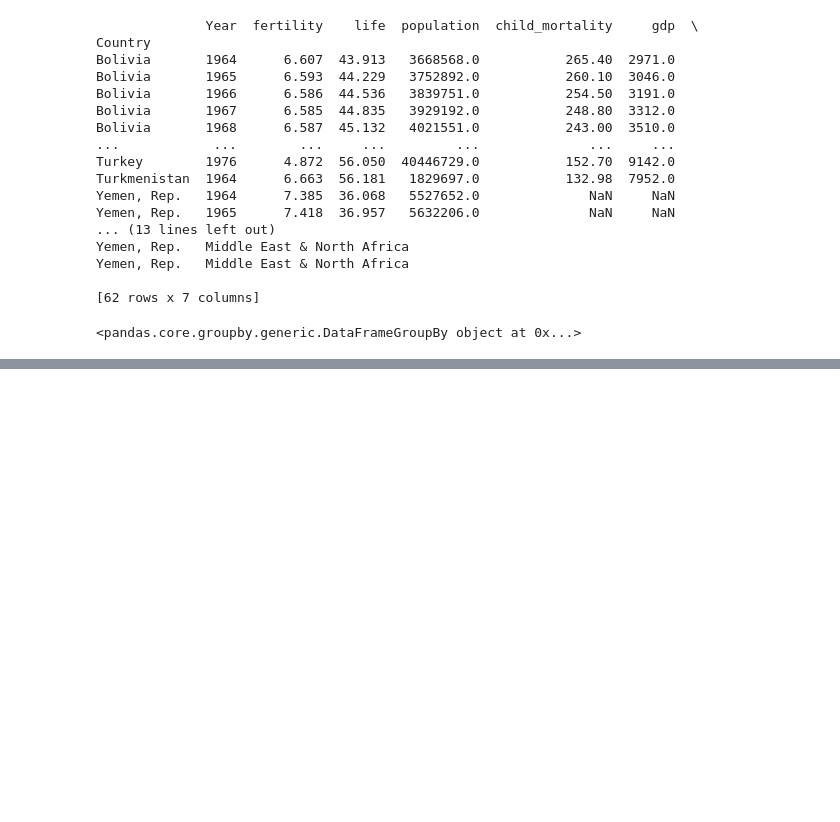
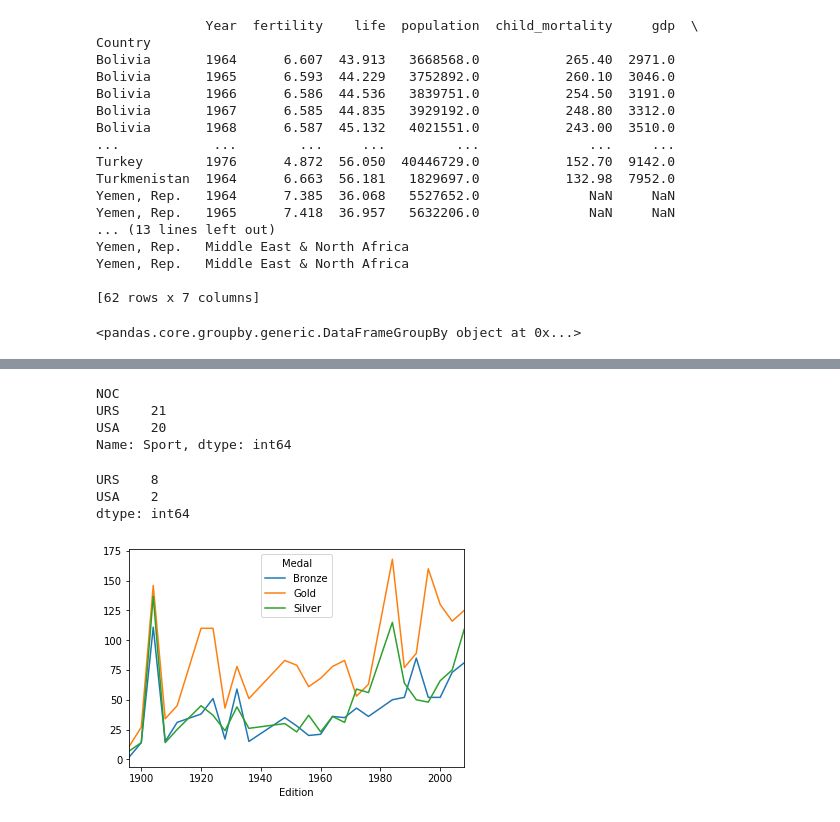
Before and after one commit to afminmax/DC-Data-Scientist-Lessons, a Jupyter notebook: 9-Dataframes with Pandas/df-pandas-1.ipynb, the cells around one changed output, grey strips where cells are left out. Saved outputs shown, nothing was run; the diff lists cells and outputs as text; code cells hidden in the pictures; blank space fills up the shorter version.

```diff
--- a/9-Dataframes with Pandas/df-pandas-1.ipynb
+++ b/9-Dataframes with Pandas/df-pandas-1.ipynb
@@ -829,0 +832,3 @@ print(reg_disp.loc[['United States','United Kingdom','China']])
+# %%
+medals = pd.read_csv('all_medalists.csv')
+medals
@@ -829,0 +1008,55 @@ print(reg_disp.loc[['United States','United Kingdom','China']])
+# %%
+# Create a Boolean Series that is True when 'Edition' is between 1952 and 1988: during_cold_war
+during_cold_war = (medals.Edition >= 1952) & (medals.Edition <= 1988)
+
+# Extract rows for which 'NOC' is either 'USA' or 'URS': is_usa_urs
+is_usa_urs = medals.NOC.isin(['USA','URS'])
+
+# Use during_cold_war and is_usa_urs to create the DataFrame: cold_war_medals
+cold_war_medals = medals.loc[during_cold_war & is_usa_urs]
+
+# Group cold_war_medals by 'NOC'
+country_grouped = cold_war_medals.groupby('NOC')
+
+# Create Nsports
+Nsports = country_grouped['Sport'].nunique().sort_values(ascending=False)
+
+# Print Nsports
+print(Nsports)
+# %% [output]
+NOC
+URS    21
+USA    20
+Name: Sport, dtype: int64
+# %%
+# Create the pivot table: medals_won_by_country
+medals_won_by_country = medals.pivot_table(index='Edition', columns='NOC', values='Athlete', aggfunc='count')
+
+# Slice medals_won_by_country: cold_war_usa_urs_medals
+cold_war_usa_urs_medals = medals_won_by_country.loc[1952:1988, ['USA','URS']]
+
+# Create most_medals
+most_medals = cold_war_usa_urs_medals.idxmax(axis='columns')
+
+# Print most_medals.value_counts()
+print(most_medals.value_counts())
+# %% [output]
+URS    8
+USA    2
+dtype: int64
+# %%
+# Create the DataFrame: usa
+usa = medals[medals.NOC == 'USA']
+# %%
+import matplotlib.pyplot as plt
+# Group usa by ['Edition', 'Medal'] and aggregate over 'Athlete'
+usa_medals_by_year = usa.groupby(['Edition', 'Medal'])['Athlete'].count()
+
+# Reshape usa_medals_by_year by unstacking
+usa_medals_by_year = usa_medals_by_year.unstack(level='Medal')
+
+# Plot the DataFrame usa_medals_by_year
+usa_medals_by_year.plot()
+plt.show()
+# %% [output]
+[figure, added]
```
Also changed, not shown: parts of 21 cells of this notebook.
